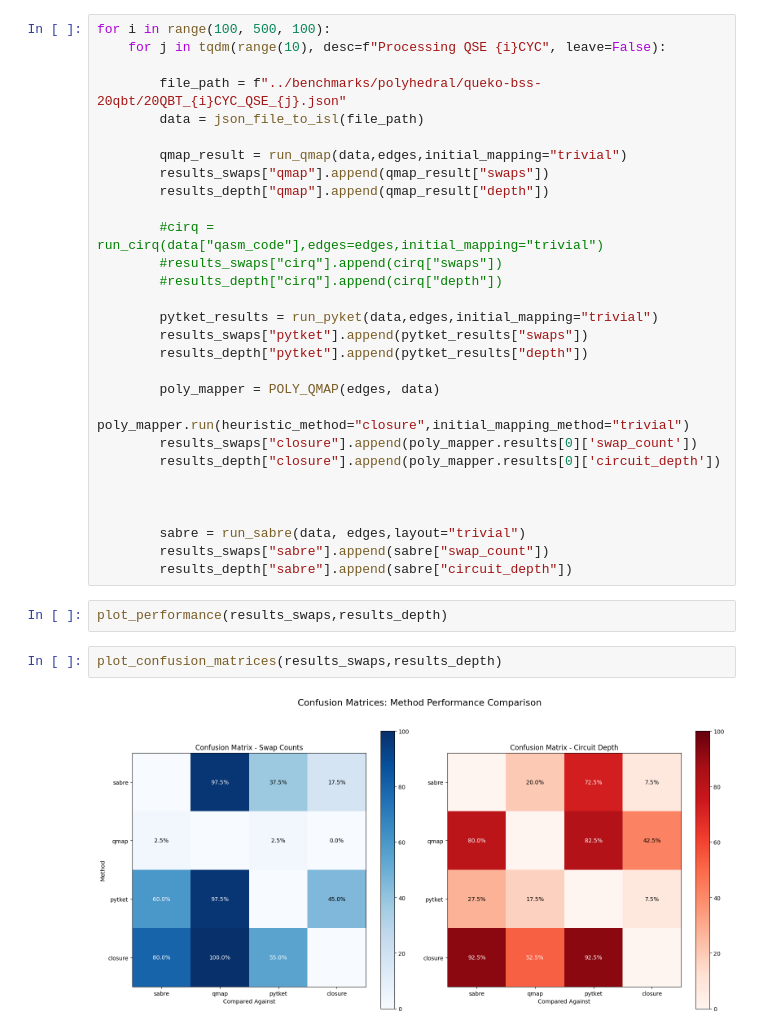
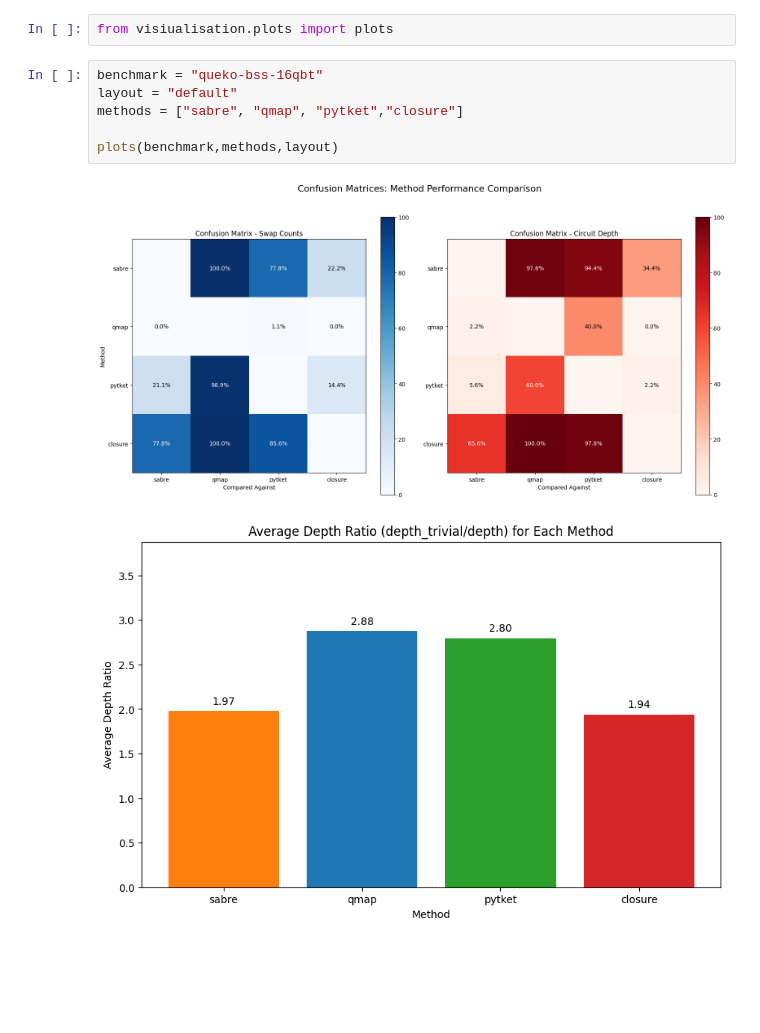
Before and after one commit to MarouaneBenbetka/Dependence-Driven-Quantum-Mapping, a Jupyter notebook: src/results.ipynb, the cells around one changed output. Saved outputs shown, nothing was run; the diff lists cells and outputs as text; blank space fills up the shorter version.

```diff
--- a/src/results.ipynb
+++ b/src/results.ipynb
@@ -47,35 +1,11 @@ results_depth = {
-# %%
-for i in range(100, 500, 100):
-    for j in tqdm(range(10), desc=f"Processing QSE {i}CYC", leave=False):
-
-        file_path = f"../benchmarks/polyhedral/queko-bss-20qbt/20QBT_{i}CYC_QSE_{j}.json"
-        data = json_file_to_isl(file_path)
-
-        qmap_result = run_qmap(data,edges,initial_mapping="trivial")
-        results_swaps["qmap"].append(qmap_result["swaps"])
-        results_depth["qmap"].append(qmap_result["depth"])
-
-        #cirq = run_cirq(data["qasm_code"],edges=edges,initial_mapping="trivial")
-        #results_swaps["cirq"].append(cirq["swaps"])
-        #results_depth["cirq"].append(cirq["depth"])
-
-        pytket_results = run_pyket(data,edges,initial_mapping="trivial")
-        results_swaps["pytket"].append(pytket_results["swaps"])
-        results_depth["pytket"].append(pytket_results["depth"])
-
-        poly_mapper = POLY_QMAP(edges, data)
-        poly_mapper.run(heuristic_method="closure",initial_mapping_method="trivial")
-        results_swaps["closure"].append(poly_mapper.results[0]['swap_count'])
-        results_depth["closure"].append(poly_mapper.results[0]['circuit_depth'])
-
-
-
-        sabre = run_sabre(data, edges,layout="trivial")
-        results_swaps["sabre"].append(sabre["swap_count"])
-        results_depth["sabre"].append(sabre["circuit_depth"])
-# %%
-plot_performance(results_swaps,results_depth)
-# %%
-plot_confusion_matrices(results_swaps,results_depth)
-# %% [output]
-[figure, removed]
+# %%
+from visiualisation.plots import plots
+# %%
+benchmark = "queko-bss-16qbt"
+layout = "default"
+methods = ["sabre", "qmap", "pytket","closure"]
+
+plots(benchmark,methods,layout)
+# %% [output]
+[figure, added]
+[figure, added]
```
Also changed, not shown: parts of 3 cells of this notebook, 8 other files.
